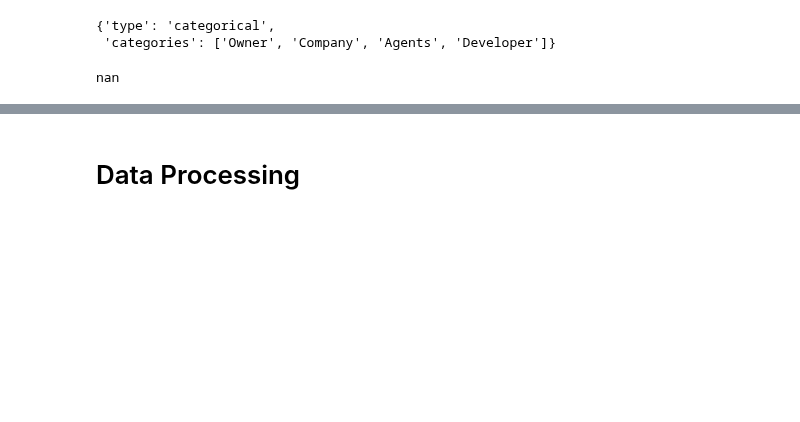
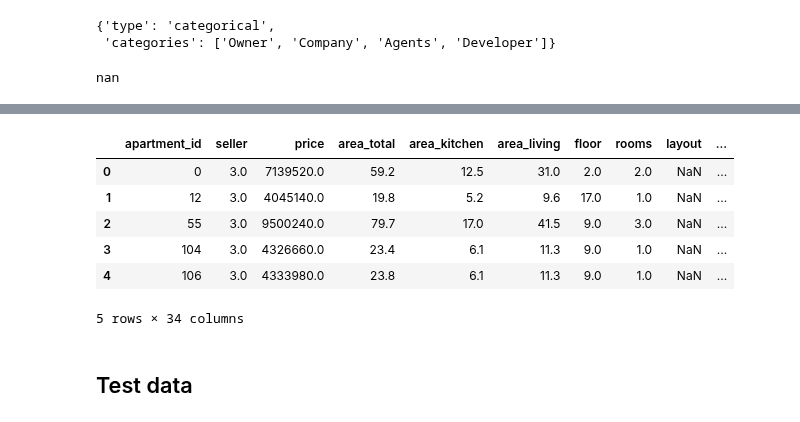
Before and after one commit to henrfj/TDT4173-ML, a Jupyter notebook: henrik-testsite/moscow_price_prediction.ipynb, the cells around one changed output, grey strips where cells are left out. Cells and saved outputs as stored; diff of their text form; code cells hidden in the pictures; blank space fills up the shorter version.

```diff
--- a/henrik-testsite/moscow_price_prediction.ipynb
+++ b/henrik-testsite/moscow_price_prediction.ipynb
@@ -89,5 +57,14 @@ train.drop('id_y', axis=1, inplace=True)
 # %%
 # Reduce amount of data for performance reasons during implementation.
 train = train.head(int(train.shape[0] * fractionOfData))
+train.head()
+# %% [output]
+|  | apartment_id | seller | price | area_total | area_kitchen | area_living | floor | rooms | layout | ... |
+| 0 | 0 | 3.0 | 7139520.0 | 59.2 | 12.5 | 31.0 | 2.0 | 2.0 | NaN | ... |
+| 1 | 12 | 3.0 | 4045140.0 | 19.8 | 5.2 | 9.6 | 17.0 | 1.0 | NaN | ... |
+| 2 | 55 | 3.0 | 9500240.0 | 79.7 | 17.0 | 41.5 | 9.0 | 3.0 | NaN | ... |
+| 3 | 104 | 3.0 | 4326660.0 | 23.4 | 6.1 | 11.3 | 9.0 | 1.0 | NaN | ... |
+| 4 | 106 | 3.0 | 4333980.0 | 23.8 | 6.1 | 11.3 | 9.0 | 1.0 | NaN | ... |
+5 rows × 34 columns
-# %% [markdown]
-# Data Processing
+# %% [markdown]
+## Test data
```
Also changed, not shown: parts of 32 cells of this notebook, 1 other file.
